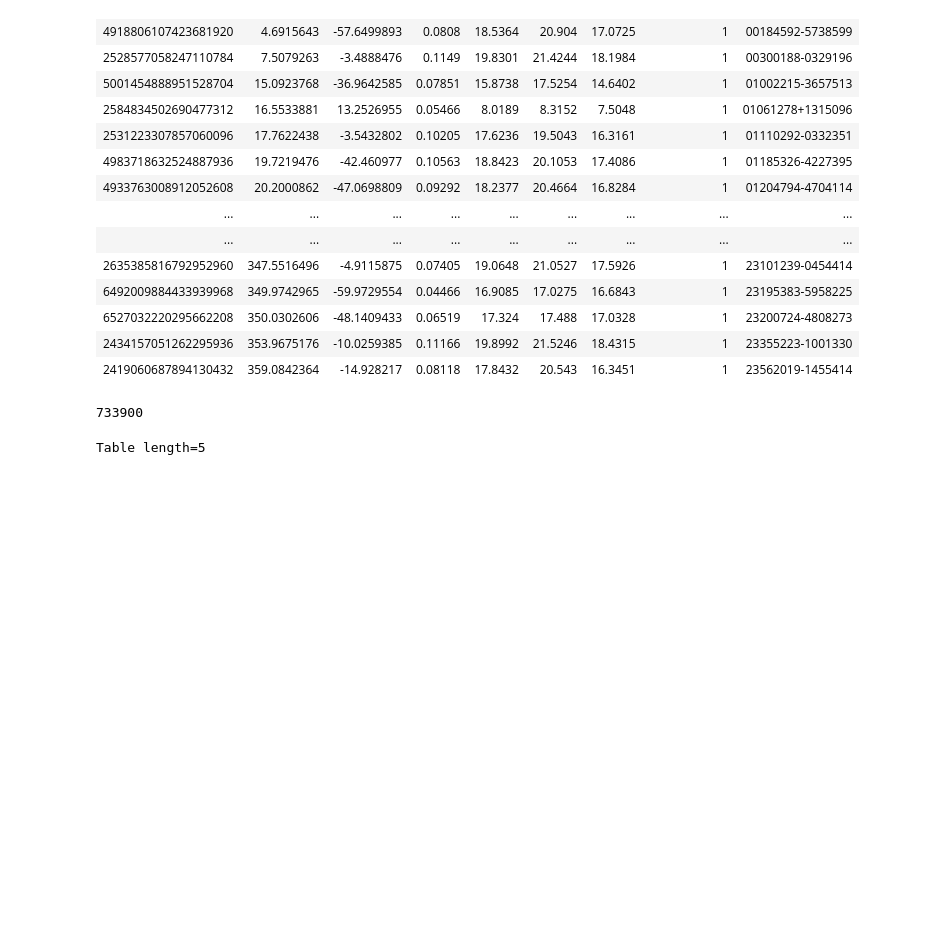
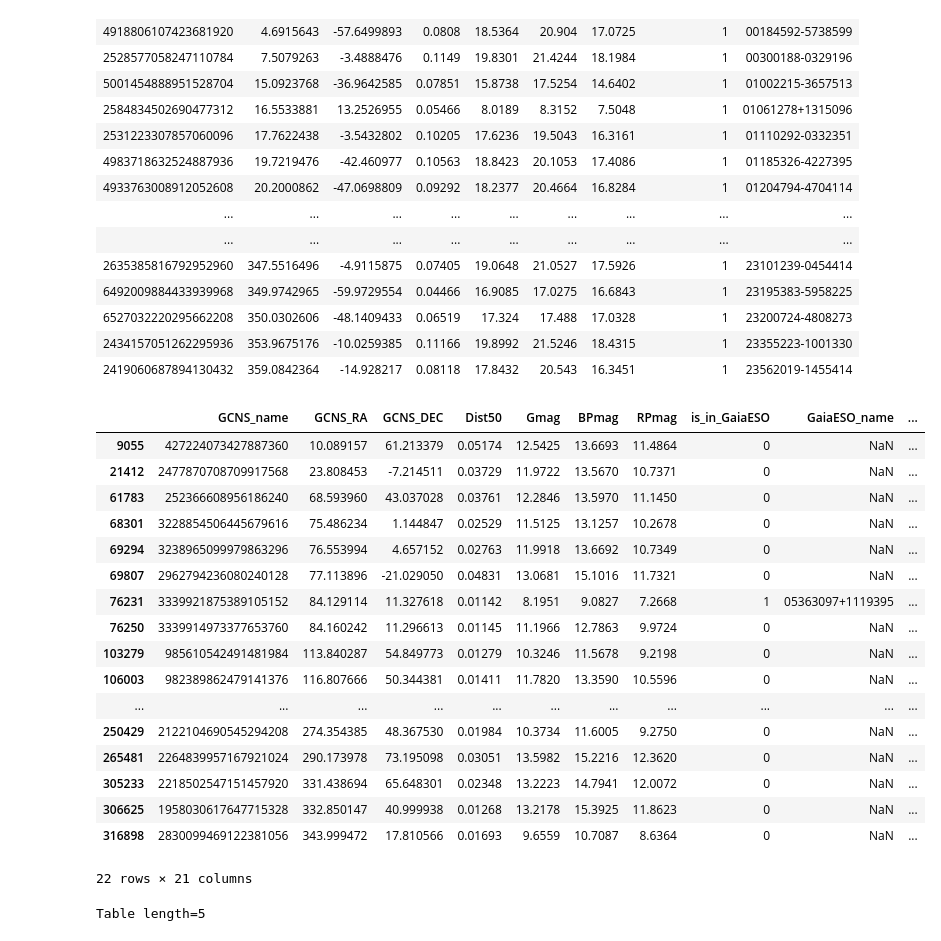
Before and after one commit to eyu22/BL2025, a Jupyter notebook: compile_catalogs.ipynb, the cells around one changed output. Drawn from its saved outputs; the diff is of its cells as text; code cells hidden in the pictures; blank space fills up the shorter version.

Commit message:
Added CARMENES

```diff
--- a/compile_catalogs.ipynb
+++ b/compile_catalogs.ipynb
@@ -96,3 +96,23 @@ apogee = apogee[mask]
 type(apogee)
 # %% [output]
 astropy.io.fits.fitsrec.FITS_rec
+# %%
+# Open CARMENES
+df = pd.read_csv(
+    "/datax/scratch/emmay/CARMENES/carmenes_withcoords.csv",
+    skiprows=6,
+    engine='python'  # Better for messy quoting and multiline fields
+)
+print(df.columns.tolist())
+# Clean up column names
+df.columns = df.columns.str.strip()
+
+# Drop empty/filler rows
+df = df[df['Target'].notna() & df['J2000 Position'].notna()]
+
+# Extract RA and DEC from 'J2000 Position'
+df[['RA', 'DEC']] = df['J2000 Position'].str.extract(r'([0-9:.]+)\s+([+\-0-9:.]+)')
+
+# Keep only needed columns
+CARMENES = df[['Target', 'RA', 'DEC']].drop_duplicates()
+CARMENES.columns
@@ -250,11 +273,48 @@ APOGEE_name[matches] = apogee['APOGEE_ID'][idx[matches]]
 # 5) Store in new copy
 catalog_summary['is_in_APOGEE'] = is_in_APOGEE
 catalog_summary['APOGEE_name'] = APOGEE_name
+# %%
+# === 1) Create SkyCoord for CARMENES (RA in hms, DEC in dms strings) ===
+car_coords = SkyCoord(ra=CARMENES['RA'], dec=CARMENES['DEC'],
+                      unit=(u.hourangle, u.deg), frame='icrs')
+
+
+# === 3) Match catalog_summary sources to nearest in CARMENES ===
+idx, d2d, _ = GCNS_C.match_to_catalog_sky(car_coords)
+
+# === 4) Define a match radius (e.g., 2 arcsec) ===
+match_radius = 2 * u.arcsec
+matches = d2d < match_radius
+
+# === 5) Create output columns ===
+# A) Binary flag column
+catalog_summary['is_in_CARMENES'] = matches.astype(int)
+
+# B) Matched name column (NaN if no match)
+CARMENES_names = np.full(len(catalog_summary), np.nan, dtype=object)
+CARMENES_names[matches] = CARMENES['Target'].values[idx[matches]]
+catalog_summary['CARMENES_name'] = CARMENES_names
 # %%
-catalog_summary[catalog_summary['is_in_APOGEE']==1]
-len(apogee)
+catalog_summary[catalog_summary['is_in_CARMENES']==1]
 # %% [output]
+|  | GCNS_name | GCNS_RA | GCNS_DEC | Dist50 | Gmag | BPmag | RPmag | is_in_GaiaESO | GaiaESO_name | ... |
+| 9055 | 427224073427887360 | 10.089157 | 61.213379 | 0.05174 | 12.5425 | 13.6693 | 11.4864 | 0 | NaN | ... |
+| 21412 | 2477870708709917568 | 23.808453 | -7.214511 | 0.03729 | 11.9722 | 13.5670 | 10.7371 | 0 | NaN | ... |
+| 61783 | 252366608956186240 | 68.593960 | 43.037028 | 0.03761 | 12.2846 | 13.5970 | 11.1450 | 0 | NaN | ... |
+| 68301 | 3228854506445679616 | 75.486234 | 1.144847 | 0.02529 | 11.5125 | 13.1257 | 10.2678 | 0 | NaN | ... |
+| 69294 | 3238965099979863296 | 76.553994 | 4.657152 | 0.02763 | 11.9918 | 13.6692 | 10.7349 | 0 | NaN | ... |
+| 69807 | 2962794236080240128 | 77.113896 | -21.029050 | 0.04831 | 13.0681 | 15.1016 | 11.7321 | 0 | NaN | ... |
+| 76231 | 3339921875389105152 | 84.129114 | 11.327618 | 0.01142 | 8.1951 | 9.0827 | 7.2668 | 1 | 05363097+1119395 | ... |
+| 76250 | 3339914973377653760 | 84.160242 | 11.296613 | 0.01145 | 11.1966 | 12.7863 | 9.9724 | 0 | NaN | ... |
+| 103279 | 985610542491481984 | 113.840287 | 54.849773 | 0.01279 | 10.3246 | 11.5678 | 9.2198 | 0 | NaN | ... |
+| 106003 | 982389862479141376 | 116.807666 | 50.344381 | 0.01411 | 11.7820 | 13.3590 | 10.5596 | 0 | NaN | ... |
+| ... | ... | ... | ... | ... | ... | ... | ... | ... | ... | ... |
+| 250429 | 2122104690545294208 | 274.354385 | 48.367530 | 0.01984 | 10.3734 | 11.6005 | 9.2750 | 0 | NaN | ... |
+| 265481 | 2264839957167921024 | 290.173978 | 73.195098 | 0.03051 | 13.5982 | 15.2216 | 12.3620 | 0 | NaN | ... |
+| 305233 | 2218502547151457920 | 331.438694 | 65.648301 | 0.02348 | 13.2223 | 14.7941 | 12.0072 | 0 | NaN | ... |
+| 306625 | 1958030617647715328 | 332.850147 | 40.999938 | 0.01268 | 13.2178 | 15.3925 | 11.8623 | 0 | NaN | ... |
+| 316898 | 2830099469122381056 | 343.999472 | 17.810566 | 0.01693 | 9.6559 | 10.7087 | 8.6364 | 0 | NaN | ... |
-733900
+22 rows × 21 columns
 # %%
 catalog_summary[
     (catalog_summary['is_in_HIRES'] == 1) &
```
Also changed, not shown: parts of 4 cells of this notebook, 1 other file.
